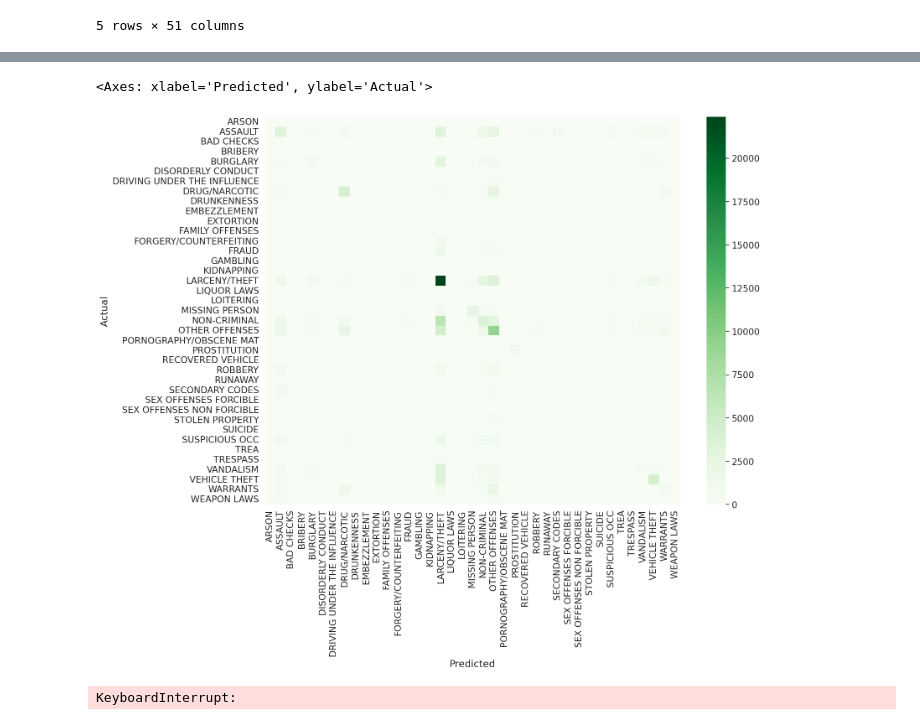
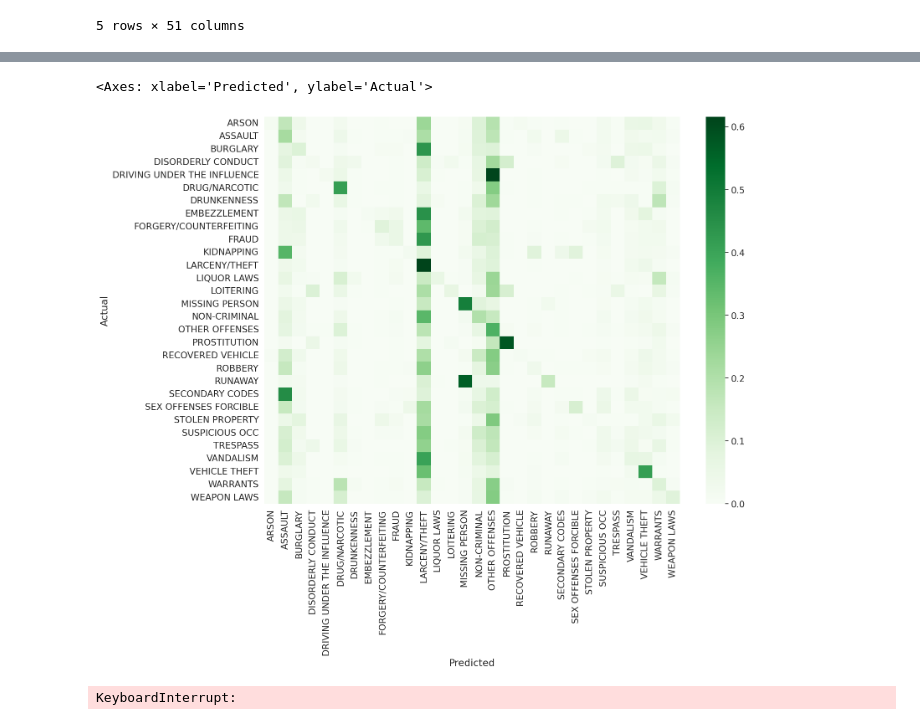
Before and after one commit to hannesharnisch/kaggle-sf-crime, a Jupyter notebook: random-forest.ipynb, the cells around one changed output, grey strips where cells are left out. Cells and saved outputs as stored; diff of their text form; code cells hidden in the pictures.

Commit message:
Added confusion matrix plotting for random forest

```diff
--- a/random-forest.ipynb
+++ b/random-forest.ipynb
@@ -33,7 +33,7 @@ x_test = test_df.drop('Category', axis=1) # Features: all columns except 'Catego
 y_test = test_df['Category']
 # %%
 # Initialize the Random Forest Classifier
-rf_classifier = RandomForestClassifier(verbose=2, n_estimators=100, random_state=42, n_jobs=8)
+rf_classifier = RandomForestClassifier(verbose=2, n_estimators=150, max_depth=100, random_state=42, n_jobs=8)
 # %%
 # Fitting the model
 rf_classifier.fit(X, y)
@@ -135,15 +112,21 @@ BURGLARY         126           14
 # %%
-df_cm = pd.DataFrame(cnf_matrix, columns=np.unique(y_test), index = np.unique(y_test))
+cnf_normalized = cnf_matrix / np.sum(cnf_matrix, axis=1).reshape(-1,1)
+
+
+df_cm = pd.DataFrame(cnf_normalized, columns=np.unique(y_test), index = np.unique(y_test))
 df_cm.index.name = 'Actual'
 df_cm.columns.name = 'Predicted'
+
 plt.figure(figsize = (16,12))
 plt.tight_layout()
-sns.set(font_scale=1.4) #for label size
+sns.set(font_scale=1.4)  # for label size
+
+# Plot the normalized confusion matrix
 sns.heatmap(df_cm, cbar=True, cmap= "Greens", annot=False, fmt='.0f' #, annot_kws={"size": 13}
            )
 # %% [output]
 <Axes: xlabel='Predicted', ylabel='Actual'>
-[figure, old version]
+[figure, new version]
 # %%
 # Save the model
 joblib.dump(rf_classifier, 'models/random_forest/random_forest_model.pkl')
```
Also changed, not shown: parts of 6 cells of this notebook.
